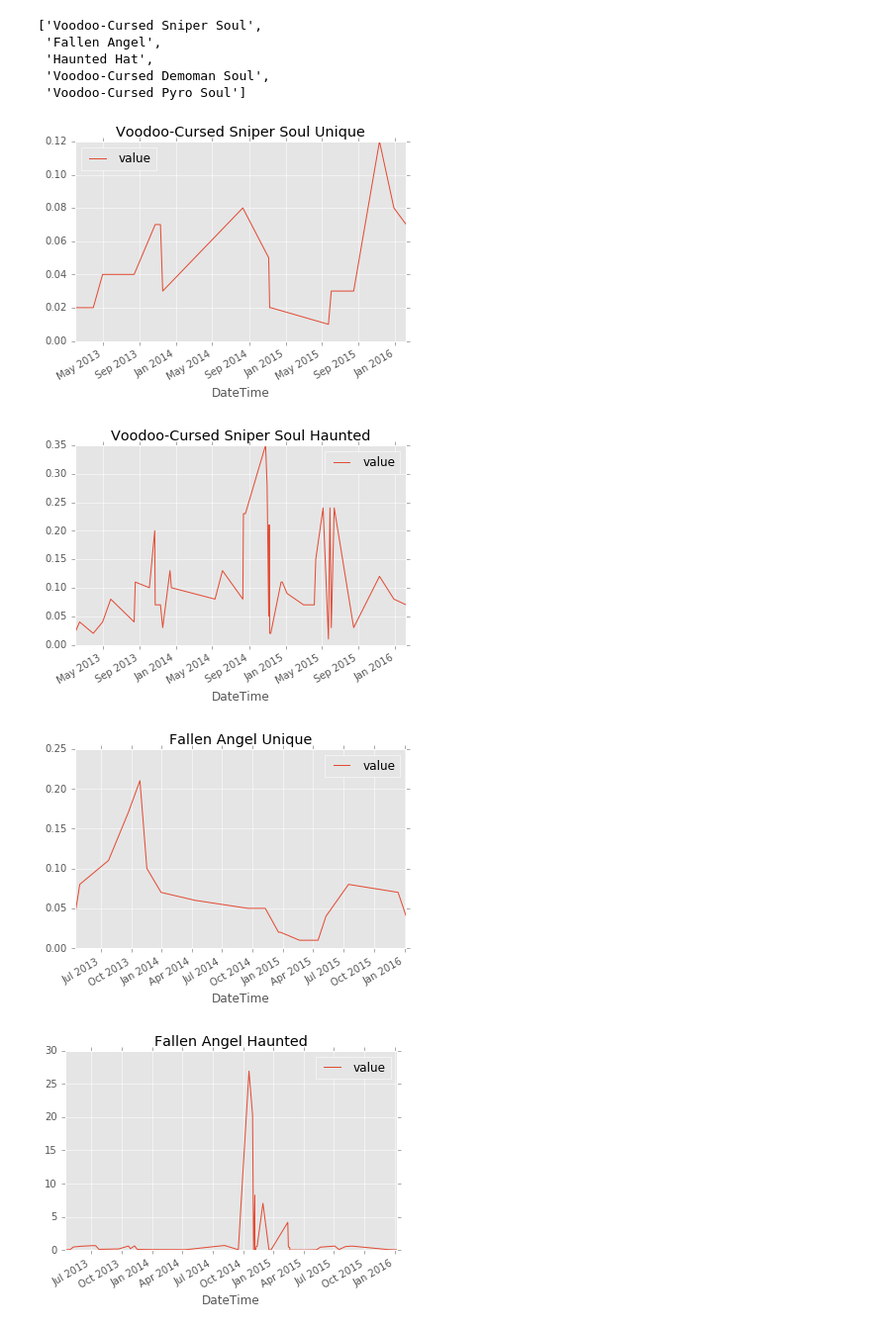
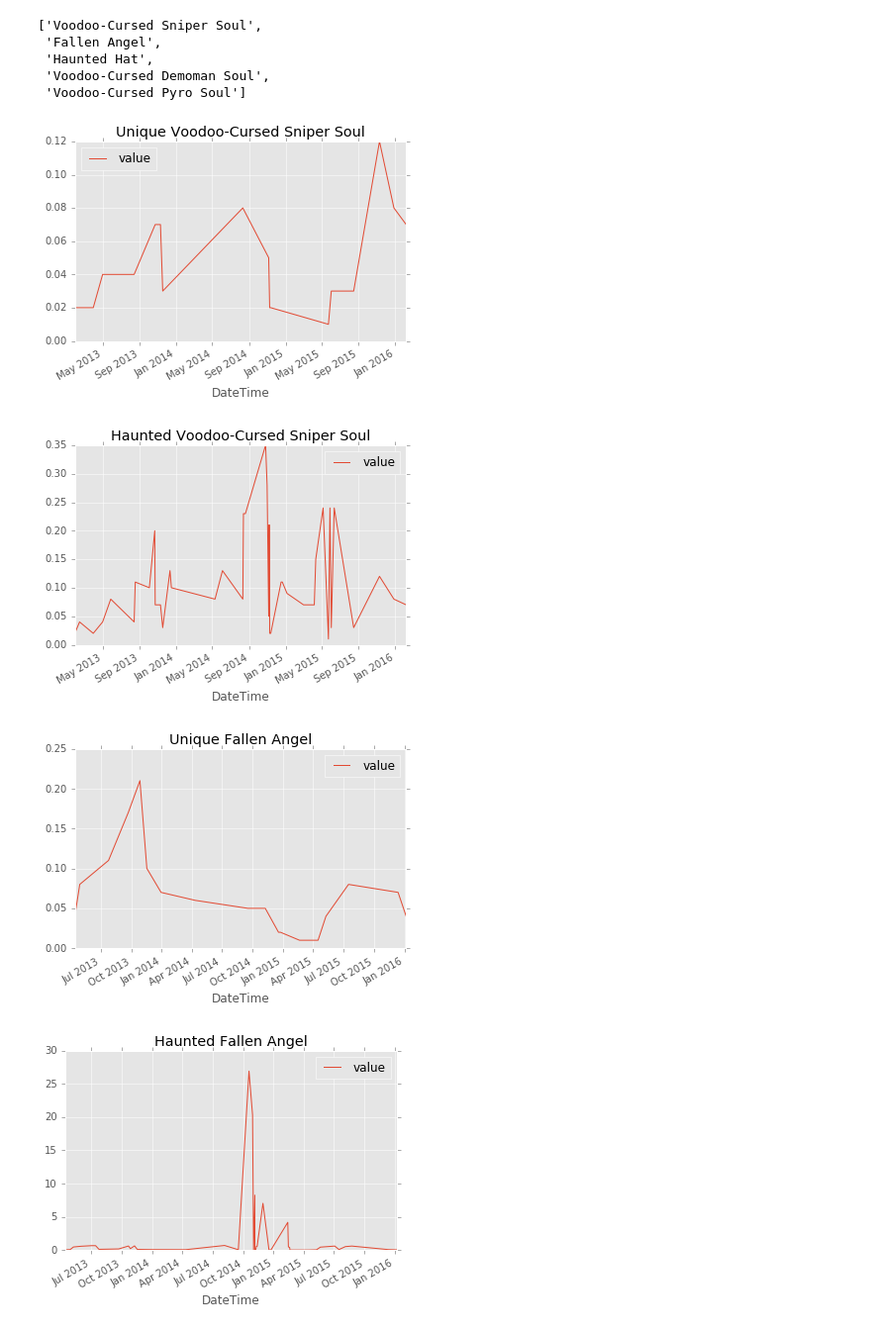
Before and after one commit to NithinPerumal/SteamMarketAnalysis, a Jupyter notebook: IPython Notebook/Nithin's workbook rn.ipynb, the cells around one changed output. Shown at 99% size. Cells and saved outputs as stored; diff of their text form; code cells hidden in the pictures.

```diff
--- a/IPython Notebook/Nithin's workbook rn.ipynb
+++ b/IPython Notebook/Nithin's workbook rn.ipynb
@@ -103,17 +104,17 @@ dfHauntedFilter = df2.query("Name in @mostPopularHaunted")
 # %%
 for item in mostPopularHaunted:
     plot1 = dfHauntedFilter[dfHauntedFilter.Name == item]
     plot1Qual = plot1.QualInt.drop_duplicates('last')
     for quality in plot1Qual:
         plot2 = plot1[plot1.QualInt == quality]
         qualityString = None
         for key, value in qualityDict.iteritems():
             if (key == quality):
                 qualityString = qualityDict[quality]
-        titl = item + " " + str(qualityString)
+        titl = str(qualityString) + " " + item
         plot2.plot(x='DateTime',y='value',title=titl)
 # %% [output]
-[figure, old version]
+[figure, new version]
-[figure, old version]
+[figure, new version]
-[figure, old version]
+[figure, new version]
-[figure, old version]
+[figure, new version]
```
Also changed, not shown: parts of 9 cells of this notebook.
